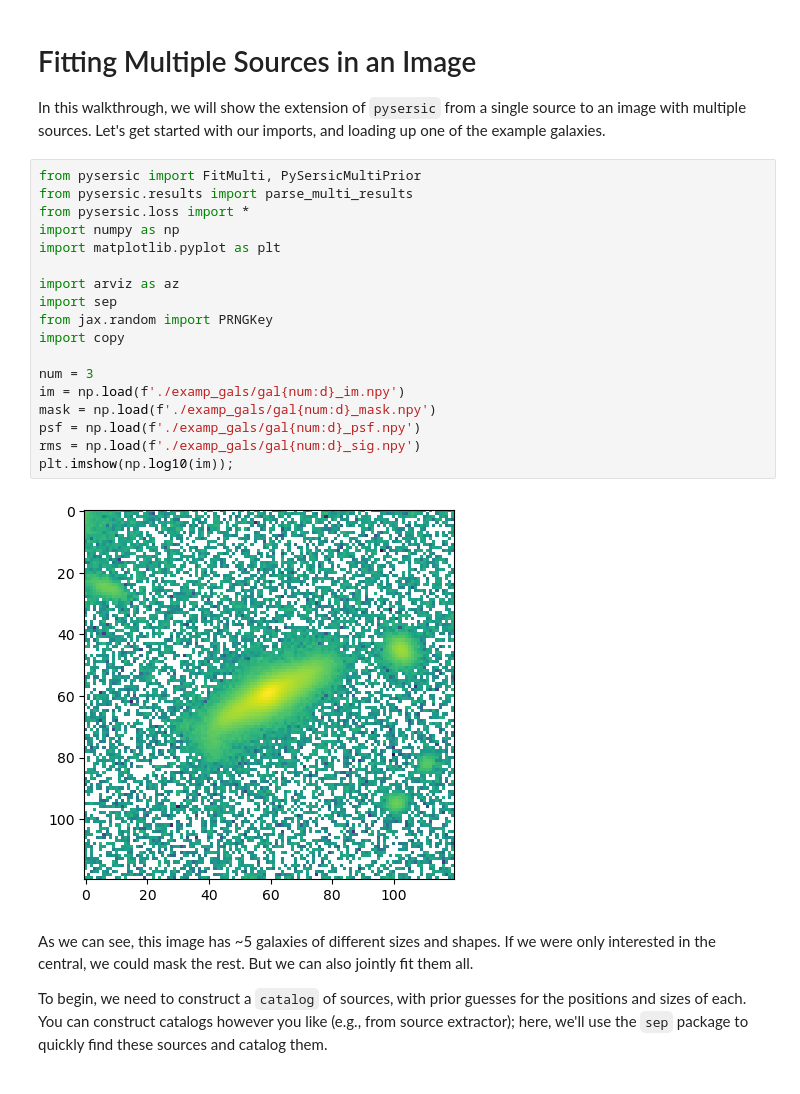
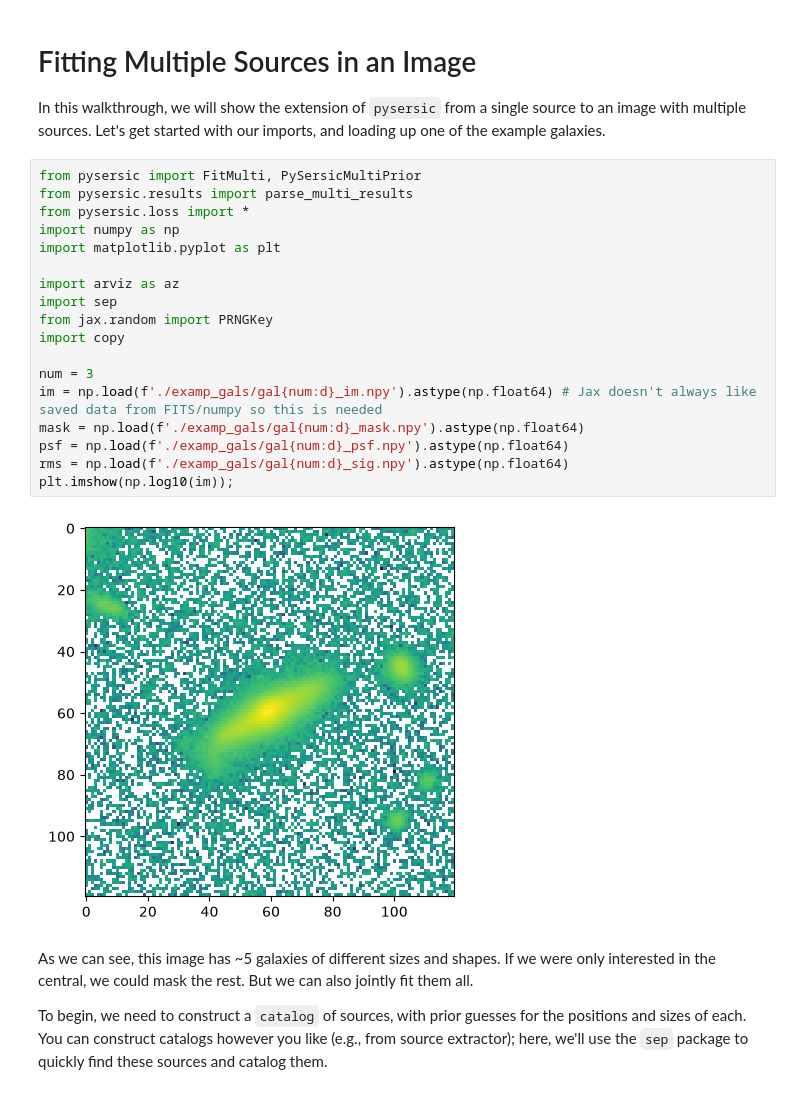
Before and after one commit to pysersic/pysersic, a Jupyter notebook: examples/multi-source-fitting.ipynb, the cells around one changed output. Drawn from its saved outputs; the diff is of its cells as text.

```diff
--- a/examples/multi-source-fitting.ipynb
+++ b/examples/multi-source-fitting.ipynb
@@ -5,23 +5,23 @@ In this walkthrough, we will show the extension of `pysersic` from a single sour
 # %%
 from pysersic import FitMulti, PySersicMultiPrior
 from pysersic.results import parse_multi_results
 from pysersic.loss import *
 import numpy as np
 import matplotlib.pyplot as plt
 
 import arviz as az
 import sep
 from jax.random import PRNGKey
 import copy
 
 num = 3
-im = np.load(f'./examp_gals/gal{num:d}_im.npy')
-mask = np.load(f'./examp_gals/gal{num:d}_mask.npy')
-psf = np.load(f'./examp_gals/gal{num:d}_psf.npy')
-rms = np.load(f'./examp_gals/gal{num:d}_sig.npy')
+im = np.load(f'./examp_gals/gal{num:d}_im.npy').astype(np.float64) # Jax doesn't always like saved data from FITS/numpy so this is needed
+mask = np.load(f'./examp_gals/gal{num:d}_mask.npy').astype(np.float64)
+psf = np.load(f'./examp_gals/gal{num:d}_psf.npy').astype(np.float64)
+rms = np.load(f'./examp_gals/gal{num:d}_sig.npy').astype(np.float64)
 plt.imshow(np.log10(im));
 # %% [output]
-[figure, old version]
+[figure, new version]
 # %% [markdown]
 As we can see, this image has ~5 galaxies of different sizes and shapes. If we were only interested in the central, we could mask the rest. But we can also jointly fit them all.
 
```
Also changed, not shown: parts of 8 cells of this notebook, 6 other files.
